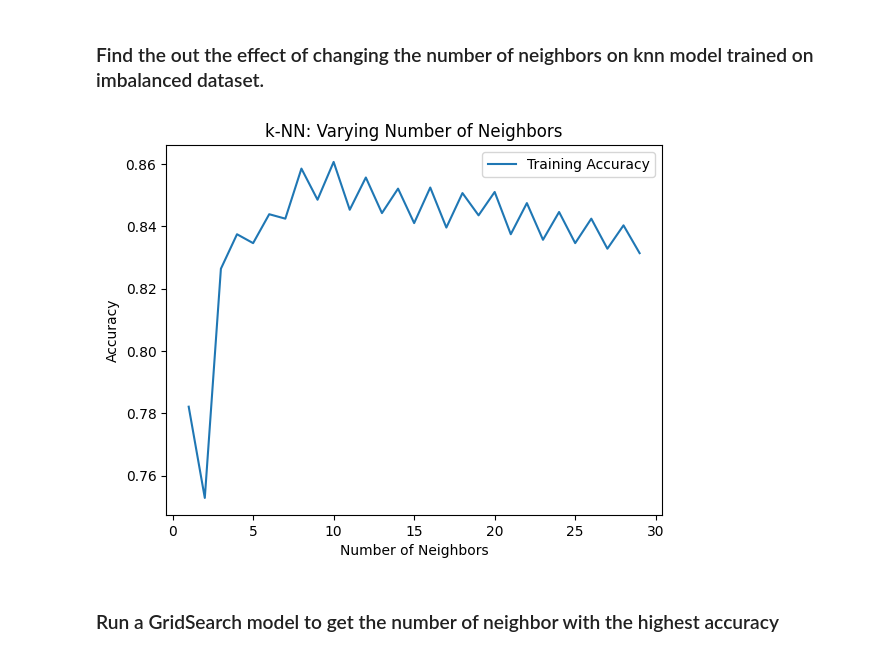
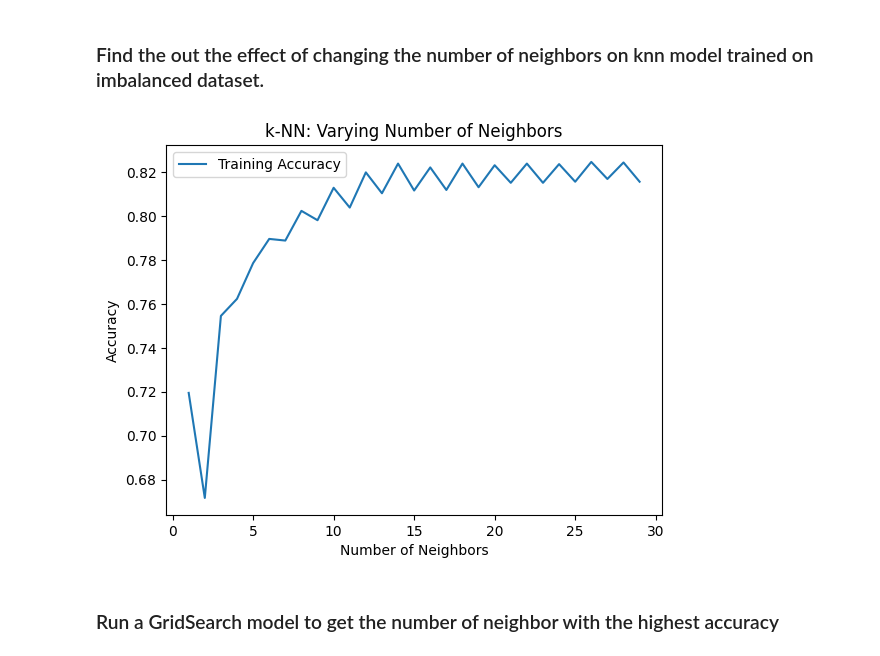
Before and after one commit to haziqfaiz-mmu/data-mining-project, a Jupyter notebook: FINAL.ipynb, the cells around one changed output. Cells and saved outputs as stored; diff of their text form; code cells hidden in the pictures.

```diff
--- a/FINAL.ipynb
+++ b/FINAL.ipynb
@@ -354,8 +354,8 @@ df.head()
 # %% [markdown]
 ### Get the X and y columns.
 # %%
-X = df.drop(["TotalSpent_RM"],axis=1)
-y = df["TotalSpent_RM"]
+X = df.drop(["humidity"],axis=1)
+y = df["humidity"]
 colnames = X.columns
 # %% [markdown]
 ### Split the dataset into training and testing
@@ -464,7 +464,7 @@ R2: -0.007 (0.003)
 ###  Lasso regression, or the Least Absolute Shrinkage and Selection Operator, is also a modification of linear regression. In Lasso, the loss function is modified to minimize the complexity of the model by limiting the sum of the absolute values of the model coefficients by introducing a lasso penalty.
 ### We hope that lasso regression would give a higher $r^2$ score.
 # %%
-lasso = Lasso(alpha=0.9)
+lasso = Lasso(alpha=0.1)
 rfe2 = RFECV(lasso, cv=3, min_features_to_select=10, scoring="r2")
 # %%
 rfe2.fit(X,y)
@@ -653,32 +697,32 @@ X_train, X_test, y_train, y_test = train_test_split(X, y, test_size = 0.3, rando
 # %%
 neighbors = np.arange(1, 30)
 train_accuracy = np.empty(len(neighbors))
 test_accuracy = np.empty(len(neighbors))
 
 # Loop over different values of k
 for i, k in enumerate(neighbors):
     # Setup a k-NN Classifier with k neighbors: knn
     knn = KNeighborsClassifier(n_neighbors=k)
 
     # Fit the classifier to the training data
-    cv_scores = cross_val_score(knn, X_train, y_train, cv=5)
+    cv_scores = cross_val_score(knn, X, y, cv=5)
 
     #Compute accuracy on the training set
     train_accuracy[i] = np.mean(cv_scores)
 
     #Compute accuracy on the testing set
     #test_accuracy[i] = knn.score(X_test, y_test)
 
 # Generate plot
 plt.title('k-NN: Varying Number of Neighbors')
 #plt.plot(neighbors, test_accuracy, label = 'Testing Accuracy')
 plt.plot(neighbors, train_accuracy, label = 'Training Accuracy')
 plt.legend()
 plt.xlabel('Number of Neighbors')
 plt.ylabel('Accuracy')
 plt.show()
 # %% [output]
-[figure, old version]
+[figure, new version]
 # %% [markdown]
 ### Run a GridSearch model to get the number of neighbor with the highest accuracy
 # %%
```
Also changed, not shown: parts of 37 cells of this notebook, 6 other files.
